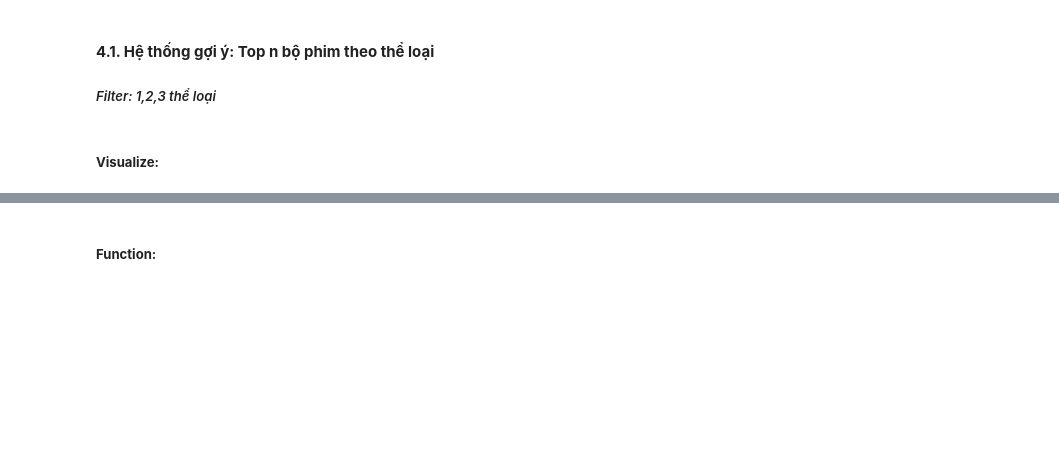
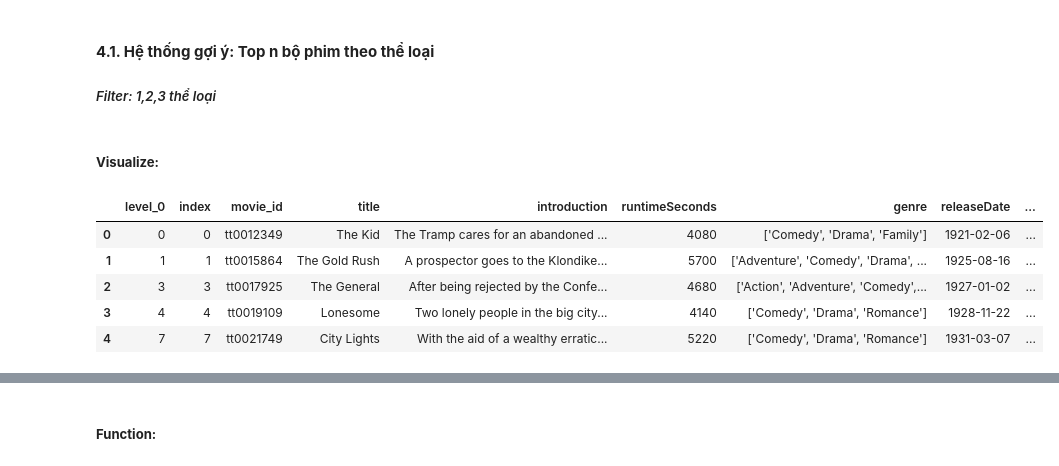
Before and after one commit to HThinhZ/Recommender_System_Project, a Jupyter notebook: T4_VisualizeData.ipynb, the cells around one changed output, grey strips where cells are left out. Cells and saved outputs as stored; diff of their text form; code cells hidden in the pictures; blank space fills up the shorter version.

Commit message:
Basic implementation for idea 2 recommend system: Advanced search

```diff
--- a/T4_VisualizeData.ipynb
+++ b/T4_VisualizeData.ipynb
@@ -347,9 +360,17 @@ genre_df['genre'] = genre_df['genre'].astype(str)
 # %% [markdown]
 ##### **Visualize:**
 # %%
-# Chọn thử Drama và tìm top n bộ phim
-search_string = 'drama'
-mask = genre_df['genre'].str.lower().str.contains(search_string.lower())
-drama_movie_df = genre_df[mask].reset_index()
-drama_movie_df
+options = ['drama', 'comedy']
+for opt in options:
+    mask = genre_df['genre'].str.lower().str.contains(opt.lower())
+    genre_df = genre_df[mask].reset_index()
+
+genre_df.head()
+# %% [output]
+|  | level_0 | index | movie_id | title | introduction | runtimeSeconds | genre | releaseDate | ... |
+| 0 | 0 | 0 | tt0012349 | The Kid | The Tramp cares for an abandoned ... | 4080 | ['Comedy', 'Drama', 'Family'] | 1921-02-06 | ... |
+| 1 | 1 | 1 | tt0015864 | The Gold Rush | A prospector goes to the Klondike... | 5700 | ['Adventure', 'Comedy', 'Drama', ... | 1925-08-16 | ... |
+| 2 | 3 | 3 | tt0017925 | The General | After being rejected by the Confe... | 4680 | ['Action', 'Adventure', 'Comedy',... | 1927-01-02 | ... |
+| 3 | 4 | 4 | tt0019109 | Lonesome | Two lonely people in the big city... | 4140 | ['Comedy', 'Drama', 'Romance'] | 1928-11-22 | ... |
+| 4 | 7 | 7 | tt0021749 | City Lights | With the aid of a wealthy erratic... | 5220 | ['Comedy', 'Drama', 'Romance'] | 1931-03-07 | ... |
 # %%
```
Also changed, not shown: parts of 27 cells of this notebook.
